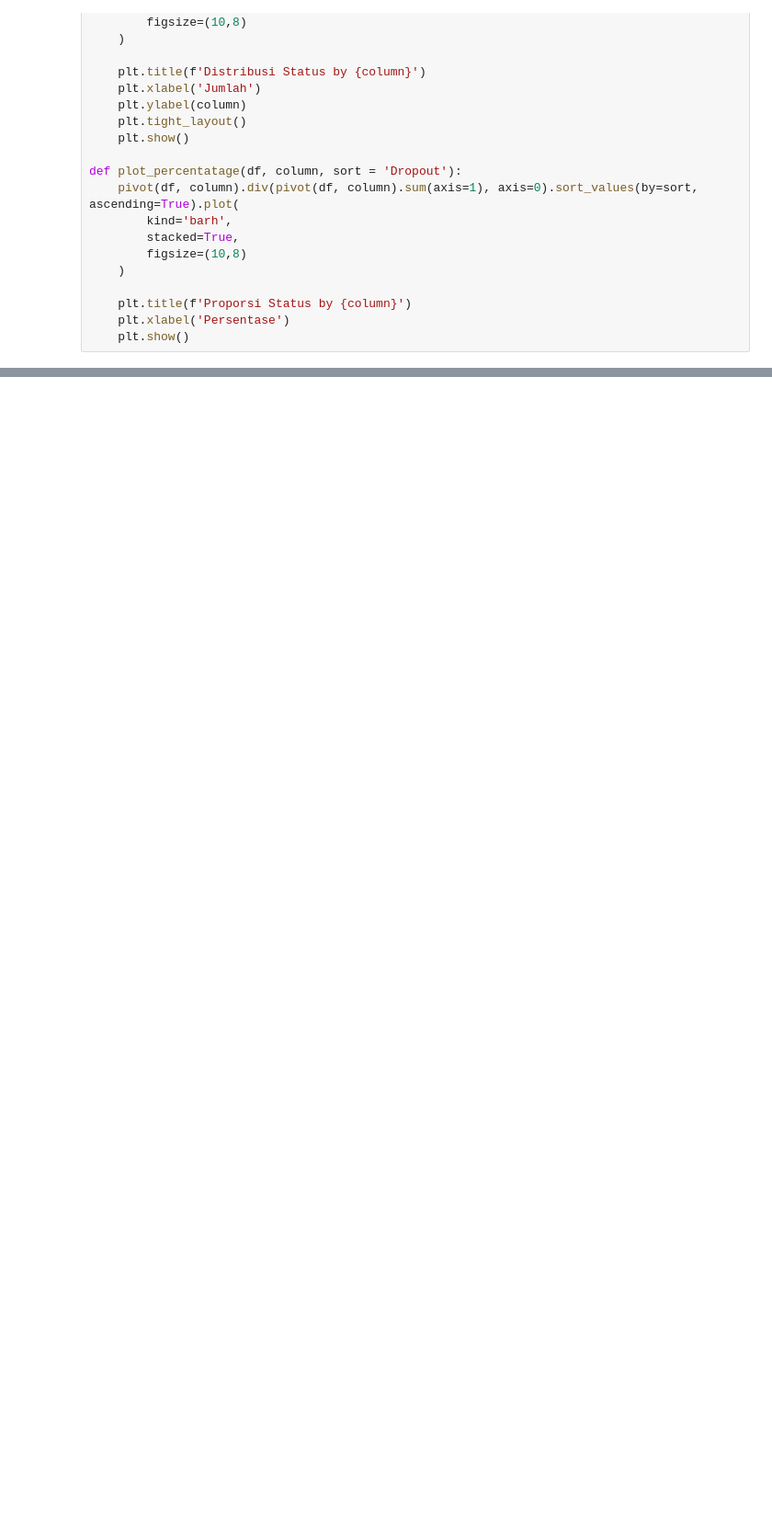
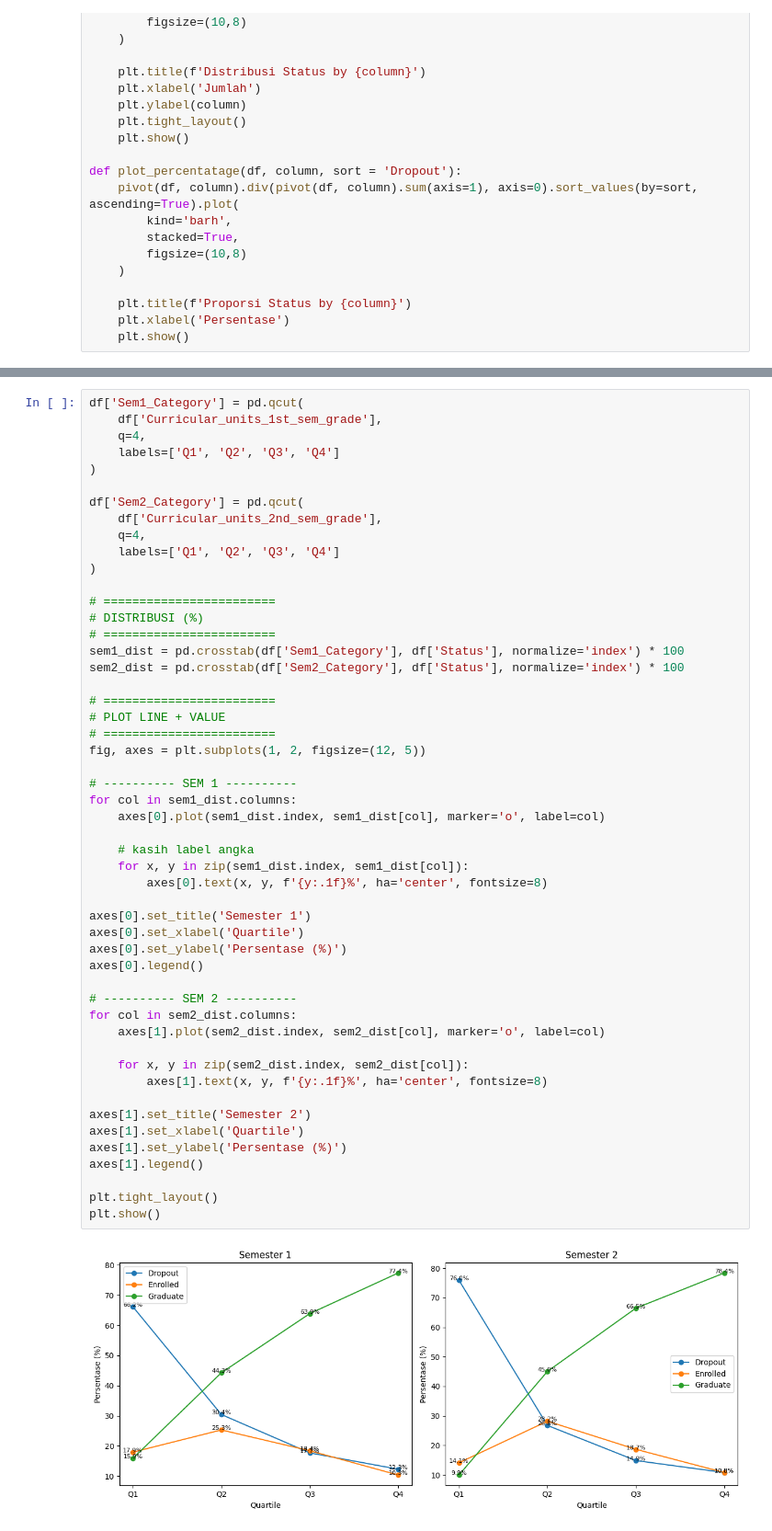
Before and after one commit to BarzDev/streamlit_for_PDS2, a Jupyter notebook: notebook_explore.ipynb, the cells around one changed output, grey strips where cells are left out. Shown at 92% size. Drawn from its saved outputs; the diff is of its cells as text; blank space fills up the shorter version.

```diff
--- a/notebook_explore.ipynb
+++ b/notebook_explore.ipynb
@@ -91,0 +122,53 @@ plot_percentatage(df, target)
+# %%
+df['Sem1_Category'] = pd.qcut(
+    df['Curricular_units_1st_sem_grade'],
+    q=4,
+    labels=['Q1', 'Q2', 'Q3', 'Q4']
+)
+
+df['Sem2_Category'] = pd.qcut(
+    df['Curricular_units_2nd_sem_grade'],
+    q=4,
+    labels=['Q1', 'Q2', 'Q3', 'Q4']
+)
+
+# ========================
+# DISTRIBUSI (%)
+# ========================
+sem1_dist = pd.crosstab(df['Sem1_Category'], df['Status'], normalize='index') * 100
+sem2_dist = pd.crosstab(df['Sem2_Category'], df['Status'], normalize='index') * 100
+
+# ========================
+# PLOT LINE + VALUE
+# ========================
+fig, axes = plt.subplots(1, 2, figsize=(12, 5))
+
+# ---------- SEM 1 ----------
+for col in sem1_dist.columns:
+    axes[0].plot(sem1_dist.index, sem1_dist[col], marker='o', label=col)
+
+    # kasih label angka
+    for x, y in zip(sem1_dist.index, sem1_dist[col]):
+        axes[0].text(x, y, f'{y:.1f}%', ha='center', fontsize=8)
+
+axes[0].set_title('Semester 1')
+axes[0].set_xlabel('Quartile')
+axes[0].set_ylabel('Persentase (%)')
+axes[0].legend()
+
+# ---------- SEM 2 ----------
+for col in sem2_dist.columns:
+    axes[1].plot(sem2_dist.index, sem2_dist[col], marker='o', label=col)
+
+    for x, y in zip(sem2_dist.index, sem2_dist[col]):
+        axes[1].text(x, y, f'{y:.1f}%', ha='center', fontsize=8)
+
+axes[1].set_title('Semester 2')
+axes[1].set_xlabel('Quartile')
+axes[1].set_ylabel('Persentase (%)')
+axes[1].legend()
+
+plt.tight_layout()
+plt.show()
+# %% [output]
+[figure, added]
```
Also changed, not shown: parts of 5 cells of this notebook, 1 other file.
